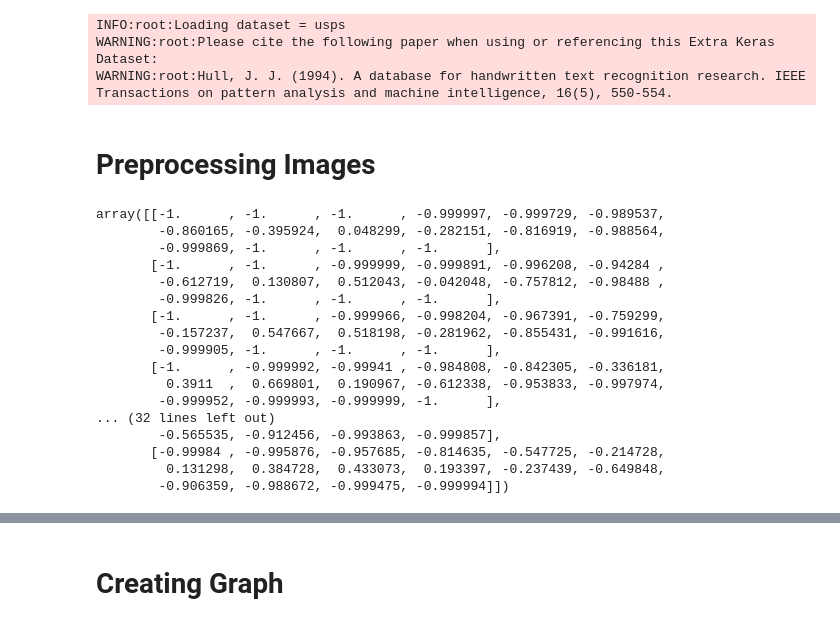
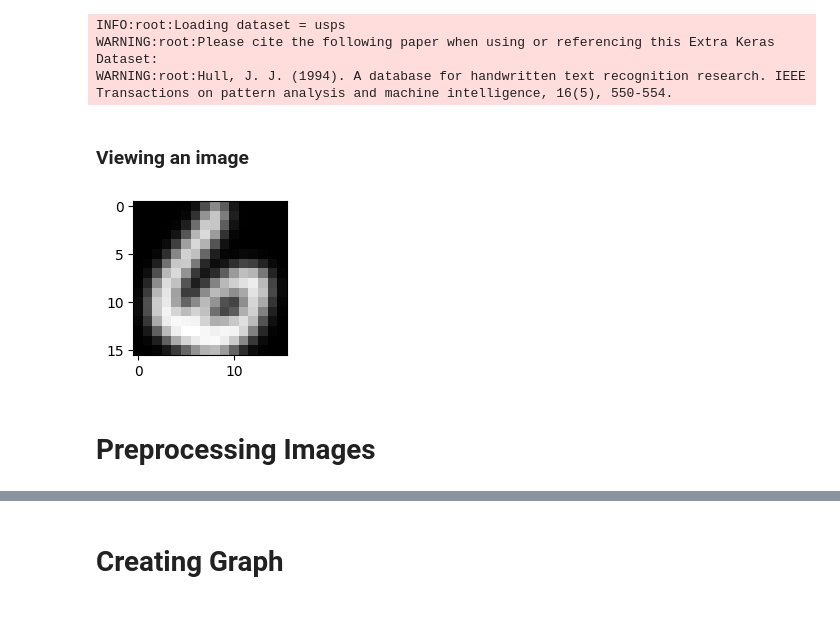
Before and after one commit to Tintintani/BtechProject-Image-Classification-using-Graph-Autoencoder, a Jupyter notebook: finalCode.ipynb, the cells around one changed output, grey strips where cells are left out. Drawn from its saved outputs; the diff is of its cells as text; code cells hidden in the pictures.

```diff
--- a/finalCode.ipynb
+++ b/finalCode.ipynb
@@ -11,9 +15,18 @@ from extra_keras_datasets import usps
+# %%
+datasets = {
+    "mnist": {"dataloader": tf.keras.datasets.mnist.load_data, "edge_detection": False, "scale": False},
+    "fashion_mnist": {"dataloader": tf.keras.datasets.fashion_mnist.load_data, "edge_detection": True, "scale": False},
+    "usps": {"dataloader": usps.load_data, "edge_detection": False, "scale": True},
+    "emnist": {"dataloader": emnist.load_data, "edge_detection": False, "scale": False},
+}
+# %%
+current_dataset = datasets["usps"]
 # %%
 import ssl
 ssl._create_default_https_context = ssl._create_unverified_context
 # %%
 # Load  dataset
-(x_train, y_train), (x_test, y_test) = usps.load_data()
+(x_train, y_train), (x_test, y_test) = current_dataset["dataloader"]()
 # %% [output]
 INFO:root:Loading dataset = usps
 WARNING:root:Please cite the following paper when using or referencing this Extra Keras Dataset:
@@ -23,25 +36,16 @@ images_train = x_train
 images_test = x_test
 # %%
 k = 0
+# %% [markdown]
+### Viewing an image
+# %%
+def show_image(image):
+  plt.figure(figsize=(2, 2))
+  plt.imshow(image, interpolation='nearest', cmap='gray')
+  plt.show()
+# %%
+show_image(images_train[k])
+# %% [output]
+[figure, added]
 # %% [markdown]
 # Preprocessing Images
-# %%
-x_train[k]
-# %% [output]
-array([[-1.      , -1.      , -1.      , -0.999997, -0.999729, -0.989537,
-        -0.860165, -0.395924,  0.048299, -0.282151, -0.816919, -0.988564,
-        -0.999869, -1.      , -1.      , -1.      ],
-       [-1.      , -1.      , -0.999999, -0.999891, -0.996208, -0.94284 ,
-        -0.612719,  0.130807,  0.512043, -0.042048, -0.757812, -0.98488 ,
-        -0.999826, -1.      , -1.      , -1.      ],
-       [-1.      , -1.      , -0.999966, -0.998204, -0.967391, -0.759299,
-        -0.157237,  0.547667,  0.518198, -0.281962, -0.855431, -0.991616,
-        -0.999905, -1.      , -1.      , -1.      ],
-       [-1.      , -0.999992, -0.99941 , -0.984808, -0.842305, -0.336181,
-         0.3911  ,  0.669801,  0.190967, -0.612338, -0.953833, -0.997974,
-        -0.999952, -0.999993, -0.999999, -1.      ],
-... (32 lines left out)
-        -0.565535, -0.912456, -0.993863, -0.999857],
-       [-0.99984 , -0.995876, -0.957685, -0.814635, -0.547725, -0.214728,
-         0.131298,  0.384728,  0.433073,  0.193397, -0.237439, -0.649848,
-        -0.906359, -0.988672, -0.999475, -0.999994]])
```
Also changed, not shown: parts of 55 cells of this notebook.
